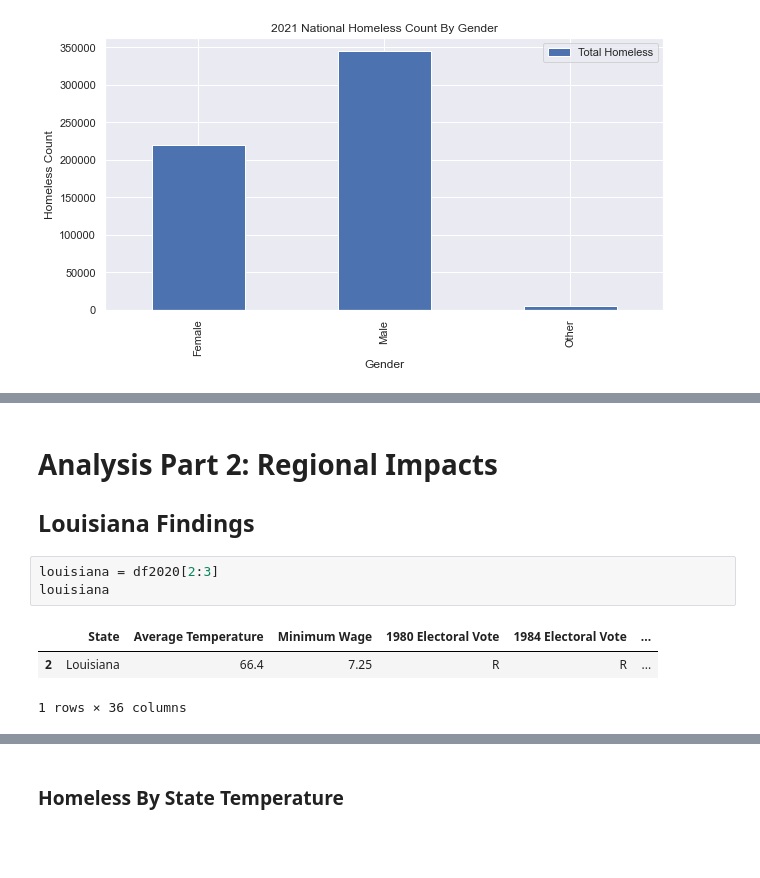
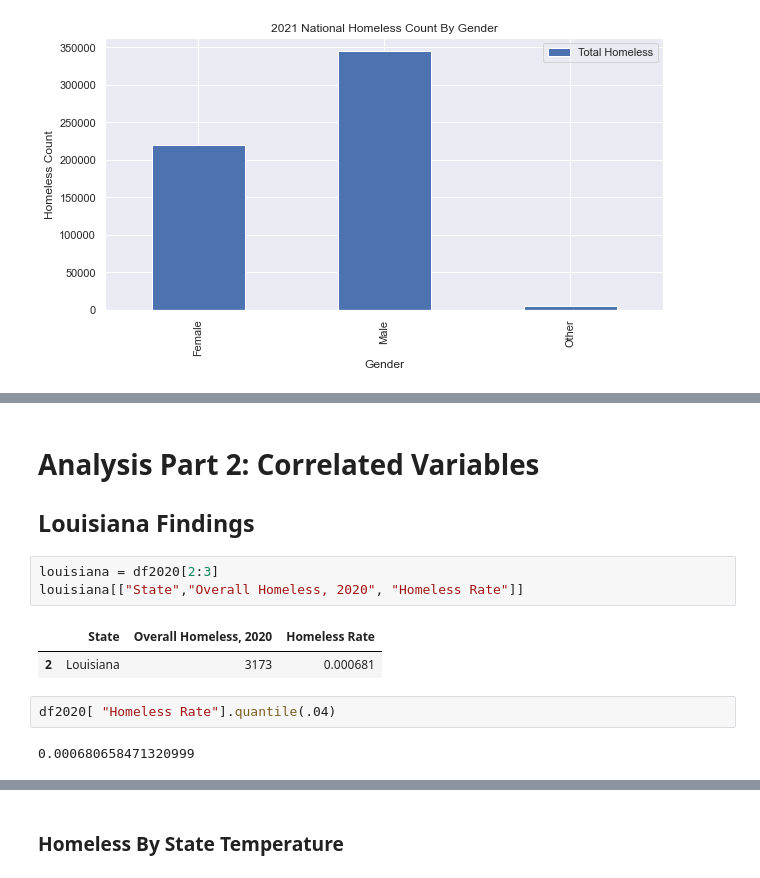
Before and after one commit to chloeu99/chloeu99.github.io, a Jupyter notebook: Final Tutorial.ipynb, the cells around one changed output, grey strips where cells are left out. Drawn from its saved outputs; the diff is of its cells as text; blank space fills up the shorter version.

```diff
--- a/Final Tutorial.ipynb
+++ b/Final Tutorial.ipynb
@@ -365,10 +423,13 @@ agesums.plot.pie(y="Total Homeless %", title = "2020 National Homeless Distribut
 # %% [markdown]
-# Analysis Part 2: Regional Impacts
+# Analysis Part 2: Correlated Variables
 ## Louisiana Findings
 # %%
 louisiana = df2020[2:3]
-louisiana
+louisiana[["State","Overall Homeless, 2020", "Homeless Rate"]]
 # %% [output]
-|  | State | Average Temperature | Minimum Wage | 1980 Electoral Vote | 1984 Electoral Vote | ... |
-| 2 | Louisiana | 66.4 | 7.25 | R | R | ... |
+|  | State | Overall Homeless, 2020 | Homeless Rate |
+| 2 | Louisiana | 3173 | 0.000681 |
-1 rows × 36 columns
+# %%
+df2020[ "Homeless Rate"].quantile(.04)
+# %% [output]
+0.000680658471320999
```
Also changed, not shown: parts of 67 cells of this notebook, 1 other file.
